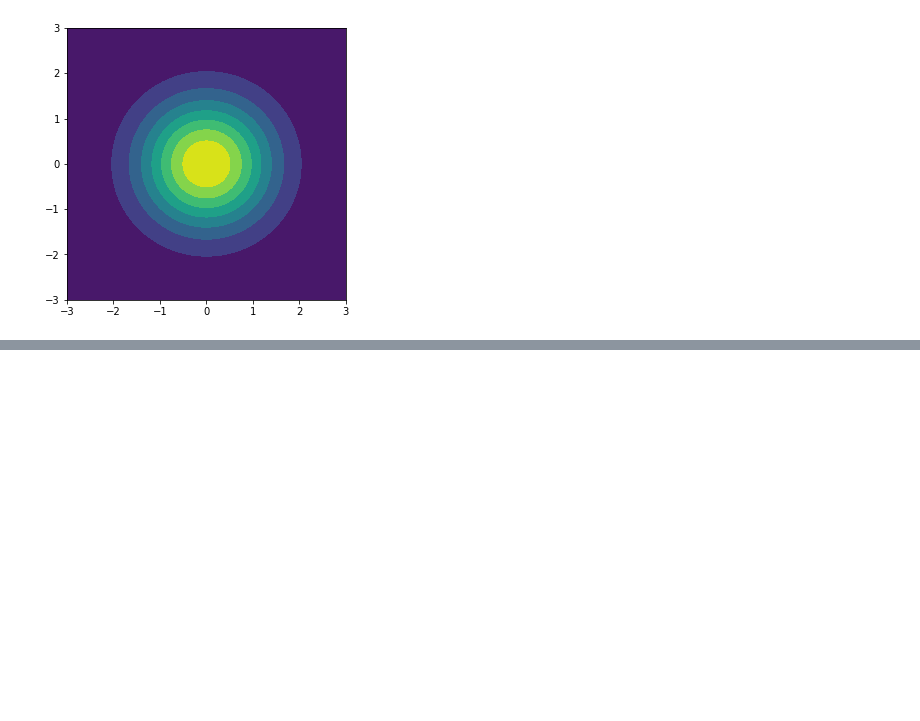
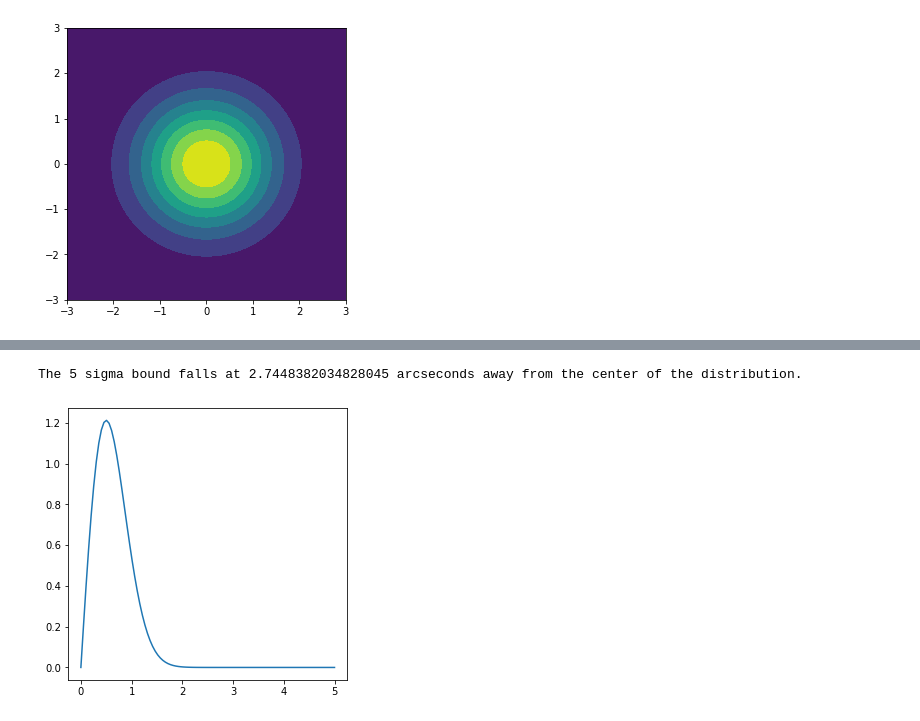
Before and after one commit to maverickmillican/Phys_434_Millican, a Jupyter notebook: Lab3_Millican.ipynb, the cells around one changed output, grey strips where cells are left out. Cells and saved outputs as stored; diff of their text form; code cells hidden in the pictures; blank space fills up the shorter version.

```diff
--- a/Lab3_Millican.ipynb
+++ b/Lab3_Millican.ipynb
@@ -151,0 +146,12 @@ AttributeError: 'multivariate_normal_gen' object has no attribute 'ppf'
+# %%
+loc=0; scale=.5;
+x = np.linspace(0, 5, 100)
+err_y = stats.rayleigh.pdf(x, loc, scale)
+fig, ax = plt.subplots(1, 1, figsize = (5,5))
+ax.plot(x, err_y)
+prob5sigma = 1/3.5e6
+point = stats.rayleigh.ppf(1 - prob5sigma, loc, scale)
+print(f'The 5 sigma bound falls at {point} arcseconds away from the center of the distribution. ')
+# %% [output]
+The 5 sigma bound falls at 2.7448382034828045 arcseconds away from the center of the distribution.
+[figure, added]
```
Also changed, not shown: parts of 12 cells of this notebook.
